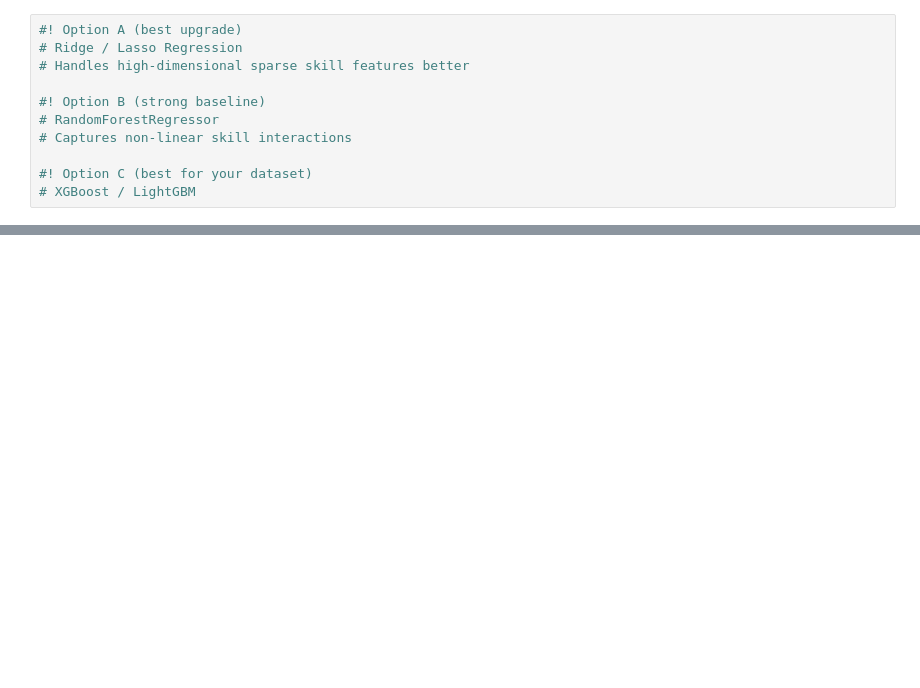
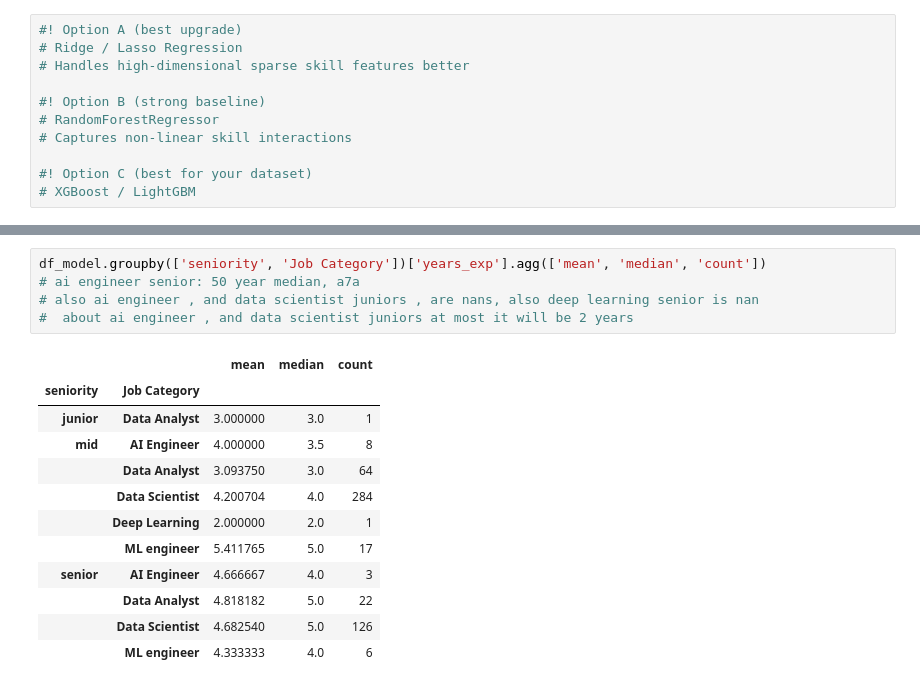
Before and after one commit to Salah-Mo-hammed/ds-jobs, a Jupyter notebook: ds_jobs_project/notebooks/contd_preperation_phase.ipynb, the cells around one changed output, grey strips where cells are left out. Cells and saved outputs as stored; diff of their text form; blank space fills up the shorter version.

Commit message:
handled years of expereince nans and outliers

```diff
--- a/ds_jobs_project/notebooks/contd_preperation_phase.ipynb
+++ b/ds_jobs_project/notebooks/contd_preperation_phase.ipynb
@@ -527,0 +627,18 @@ Regression Metrics: Test Data
+# %%
+df_model.groupby(['seniority', 'Job Category'])['years_exp'].agg(['mean', 'median', 'count'])
+# ai engineer senior: 50 year median, a7a
+# also ai engineer , and data scientist juniors , are nans, also deep learning senior is nan
+#  about ai engineer , and data scientist juniors at most it will be 2 years
+# %% [output]
+|  |  | mean | median | count |
+| seniority | Job Category |  |  |  |
+| junior | Data Analyst | 3.000000 | 3.0 | 1 |
+| mid | AI Engineer | 4.000000 | 3.5 | 8 |
+|  | Data Analyst | 3.093750 | 3.0 | 64 |
+|  | Data Scientist | 4.200704 | 4.0 | 284 |
+|  | Deep Learning | 2.000000 | 2.0 | 1 |
+|  | ML engineer | 5.411765 | 5.0 | 17 |
+| senior | AI Engineer | 4.666667 | 4.0 | 3 |
+|  | Data Analyst | 4.818182 | 5.0 | 22 |
+|  | Data Scientist | 4.682540 | 5.0 | 126 |
+|  | ML engineer | 4.333333 | 4.0 | 6 |
```
Also changed, not shown: parts of 22 cells of this notebook, 1 other file.
